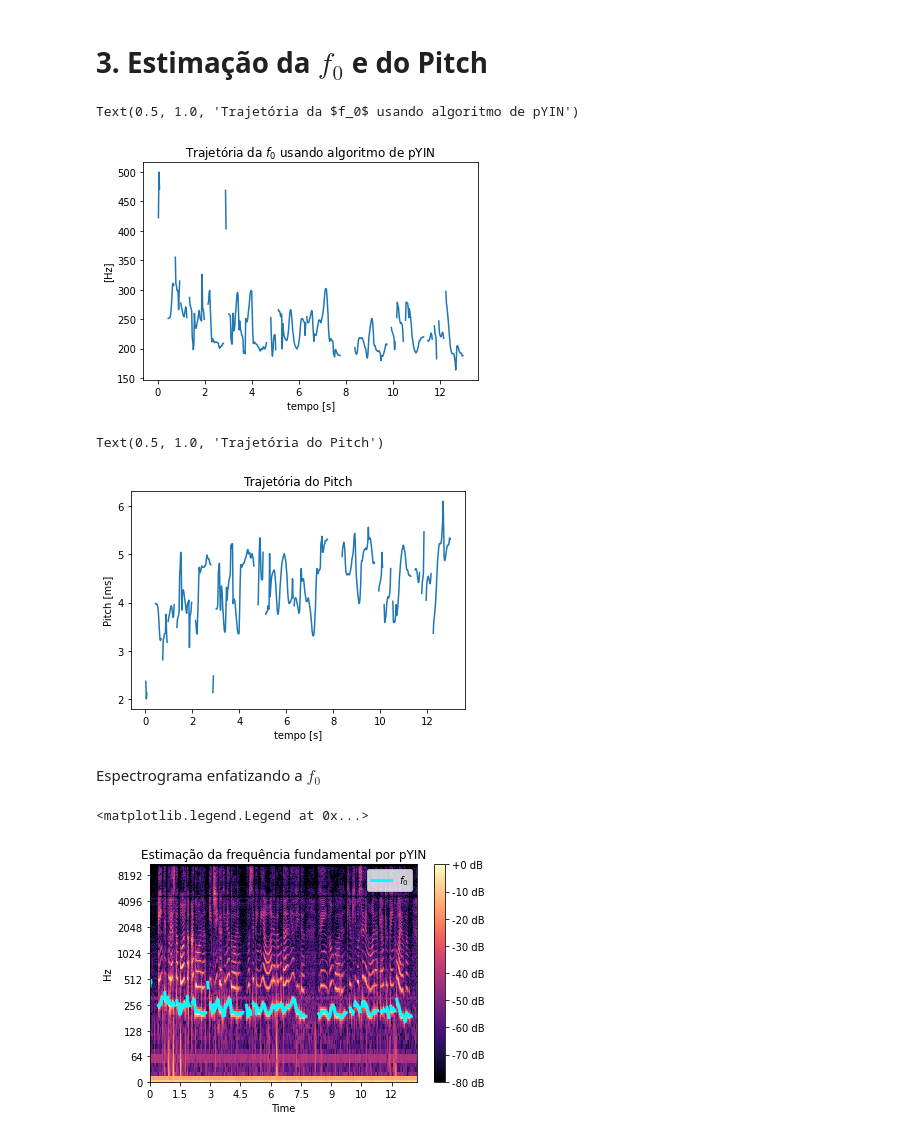
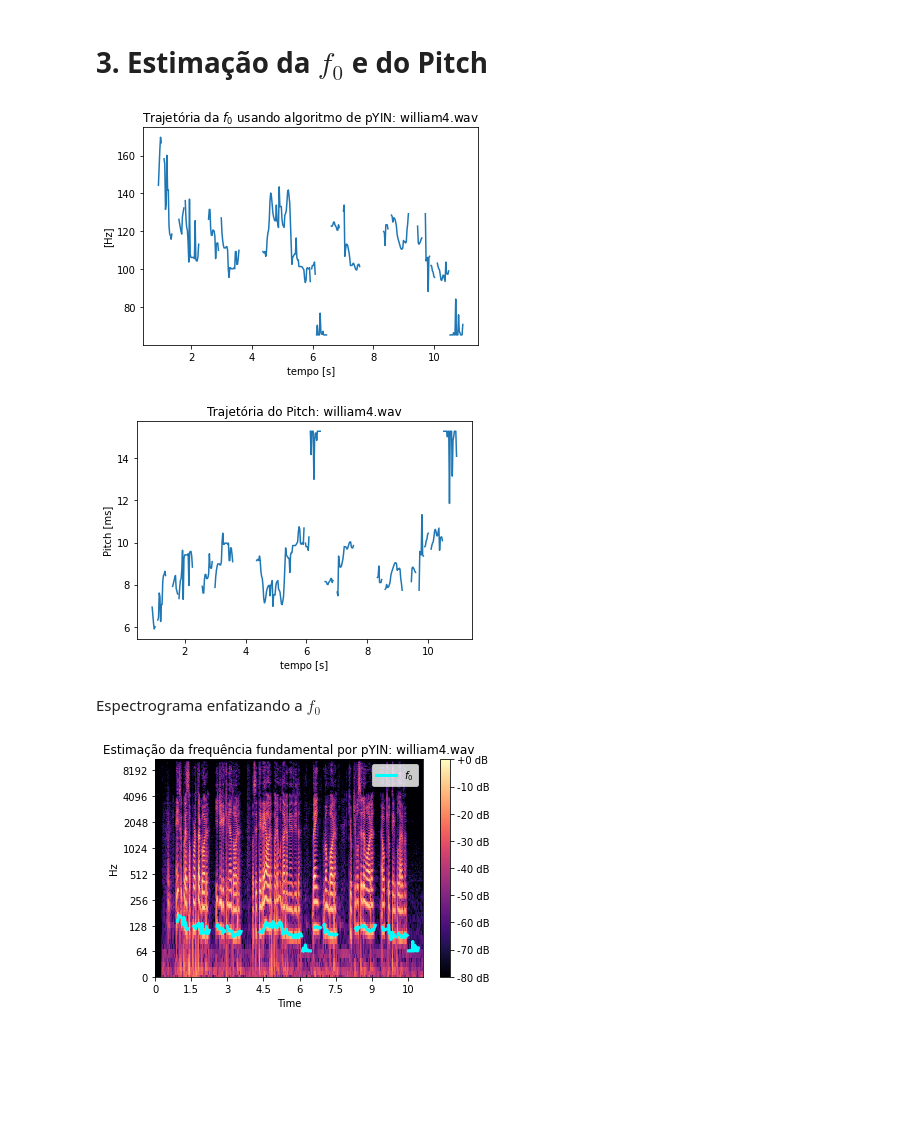
Before and after one commit to dwm-multimidia/dwm-multimidia.github.io, a Jupyter notebook: lab7/jupyter/Lab7_CodificacaoVoz_v2.ipynb, the cells around one changed output. Saved outputs shown, nothing was run; the diff lists cells and outputs as text; code cells hidden in the pictures; blank space fills up the shorter version.

```diff
--- a/lab7/jupyter/Lab7_CodificacaoVoz_v2.ipynb
+++ b/lab7/jupyter/Lab7_CodificacaoVoz_v2.ipynb
@@ -31,0 +34,6 @@ Successfully installed audiolazy-0.6
+# %%
+dirDrive = Path('/content/drive/MyDrive/lab7multimidia/')
+if dirGit.exists():
+  shutil.rmtree(dirGit)
+dirDrive.mkdir(parents=True, exist_ok=True)
+dirDrive.is_dir()
@@ -48,7 +67,7 @@ Agora temos acesso aos arquivos:
 # %% [markdown]
 ## 0. Definindo o arquivo de áudio que será utilizado
 # %%
-audio1 = dirLab7.joinpath('Entre_Leva_Catia_Falada.wav')
+audio1 = dirLab7.joinpath('william4.wav')
 # %% [markdown]
 ## 1. Separação de uma Estrofe
 # %%
@@ -201,29 +227,31 @@ times = librosa.times_like(f0)
 plt.plot(times,f0)
 plt.ylabel('[Hz]')
 plt.xlabel('tempo [s]')
-plt.title('Trajetória da $f_0$ usando algoritmo de pYIN')
+plt.title('Trajetória da $f_0$ usando algoritmo de pYIN: ' + audio1.name)
+plt.savefig(dirDrive.joinpath(audio1.name[:-4] + '_trajetoriaF0PYIN.png'), bbox_inches='tight')
+plt.show()
 # %% [output]
-Text(0.5, 1.0, 'Trajetória da $f_0$ usando algoritmo de pYIN')
-[figure, old version]
+[figure, new version]
 # %%
 pitch = 1/f0
 plt.plot(times,1000*pitch)
 plt.ylabel('Pitch [ms]')
 plt.xlabel('tempo [s]')
-plt.title('Trajetória do Pitch')
+plt.title('Trajetória do Pitch: ' + audio1.name)
+plt.savefig(dirDrive.joinpath(audio1.name[:-4] + '_trajetoriaPitch.png'), bbox_inches='tight')
+plt.show()
 # %% [output]
-Text(0.5, 1.0, 'Trajetória do Pitch')
-[figure, old version]
+[figure, new version]
 # %% [markdown]
 Espectrograma enfatizando a $f_0$
 # %%
 D = librosa.amplitude_to_db(np.abs(librosa.stft(v1)), ref=np.max)
 fig, ax = plt.subplots()
 img = librosa.display.specshow(D, x_axis='time', y_axis='log', ax=ax)
-ax.set(title='Estimação da frequência fundamental por pYIN')
+ax.set(title='Estimação da frequência fundamental por pYIN: ' + audio1.name)
 fig.colorbar(img, ax=ax, format="%+2.f dB")
 ax.plot(times, f0, label='$f_0$', color='cyan', linewidth=3)
 ax.legend(loc='upper right')
+fig.savefig(dirDrive.joinpath(audio1.name[:-4] + '_estimacaoFundamental.png'), bbox_inches='tight')
 # %% [output]
-<matplotlib.legend.Legend at 0x...>
-[figure, old version]
+[figure, new version]
```
Also changed, not shown: parts of 8 cells of this notebook.
